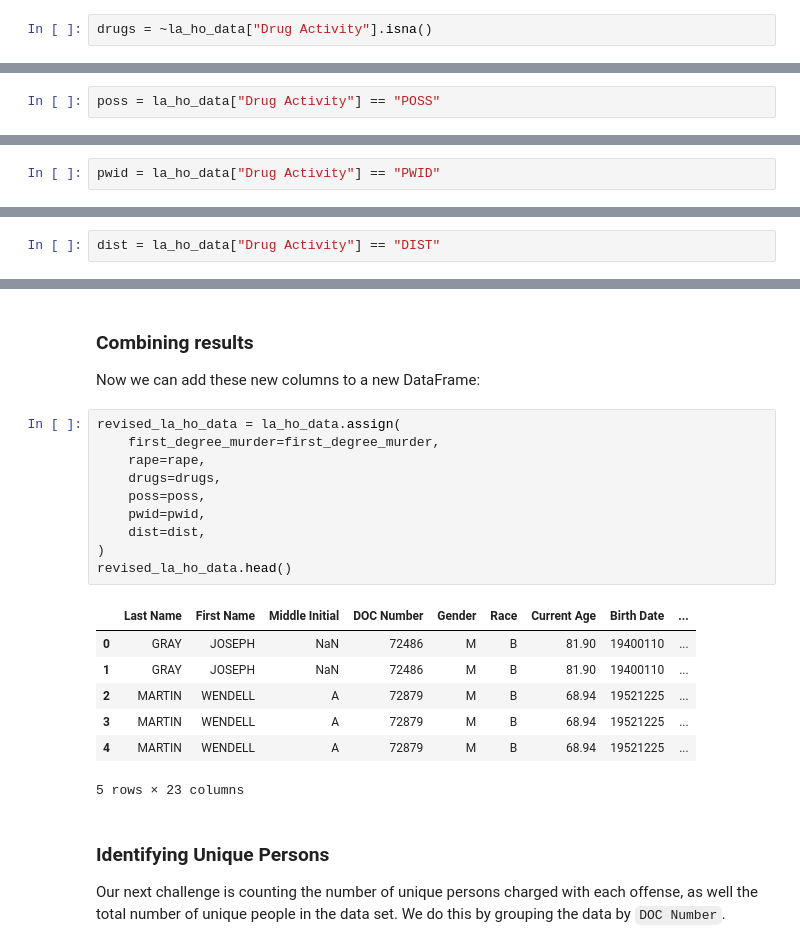
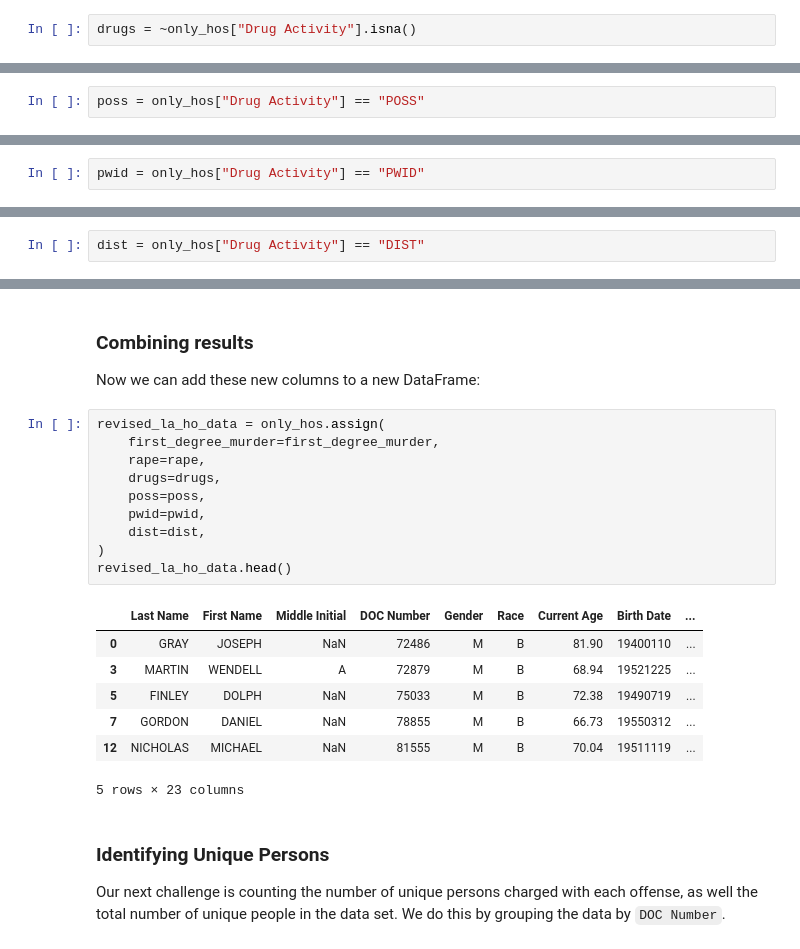
Before and after one commit to ethanscorey/la_ho_data, a Jupyter notebook: LA Habitual Offender Data.ipynb, the cells around one changed output, grey strips where cells are left out. Drawn from its saved outputs; the diff is of its cells as text.

```diff
--- a/LA Habitual Offender Data.ipynb
+++ b/LA Habitual Offender Data.ipynb
@@ -80,7 +101,7 @@ Name: Drug Activity, dtype: int64
 # %% [markdown]
 Thus, we can ID all drug offenses based on whether or not the `Drug Activity` column is empty.
 # %%
-drugs = ~la_ho_data["Drug Activity"].isna()
+drugs = ~only_hos["Drug Activity"].isna()
 # %%
 drugs.sum()
 # %% [output]
@@ -90,7 +111,7 @@ drugs.sum()
 # %% [markdown]
 Similarly, we can rely on the `Drug Activity` column again here:
 # %%
-poss = la_ho_data["Drug Activity"] == "POSS"
+poss = only_hos["Drug Activity"] == "POSS"
 # %%
 poss.sum()
 # %% [output]
@@ -98,5 +119,5 @@ poss.sum()
 # %%
-pwid = la_ho_data["Drug Activity"] == "PWID"
+pwid = only_hos["Drug Activity"] == "PWID"
 # %%
 pwid.sum()
 # %% [output]
@@ -104,5 +125,5 @@ pwid.sum()
 # %%
-dist = la_ho_data["Drug Activity"] == "DIST"
+dist = only_hos["Drug Activity"] == "DIST"
 # %%
 dist.sum()
 # %% [output]
@@ -111,22 +132,22 @@ dist.sum()
 ### Combining results
 Now we can add these new columns to a new DataFrame:
 # %%
-revised_la_ho_data = la_ho_data.assign(
+revised_la_ho_data = only_hos.assign(
     first_degree_murder=first_degree_murder,
     rape=rape,
     drugs=drugs,
     poss=poss,
     pwid=pwid,
     dist=dist,
 )
 revised_la_ho_data.head()
 # %% [output]
 |  | Last Name | First Name | Middle Initial | DOC Number | Gender | Race | Current Age | Birth Date | ... |
 | 0 | GRAY | JOSEPH | NaN | 72486 | M | B | 81.90 | 19400110 | ... |
-| 1 | GRAY | JOSEPH | NaN | 72486 | M | B | 81.90 | 19400110 | ... |
-| 2 | MARTIN | WENDELL | A | 72879 | M | B | 68.94 | 19521225 | ... |
 | 3 | MARTIN | WENDELL | A | 72879 | M | B | 68.94 | 19521225 | ... |
-| 4 | MARTIN | WENDELL | A | 72879 | M | B | 68.94 | 19521225 | ... |
+| 5 | FINLEY | DOLPH | NaN | 75033 | M | B | 72.38 | 19490719 | ... |
+| 7 | GORDON | DANIEL | NaN | 78855 | M | B | 66.73 | 19550312 | ... |
+| 12 | NICHOLAS | MICHAEL | NaN | 81555 | M | B | 70.04 | 19511119 | ... |
 5 rows × 23 columns
 # %% [markdown]
 ### Identifying Unique Persons
```
Also changed, not shown: parts of 29 cells of this notebook.
